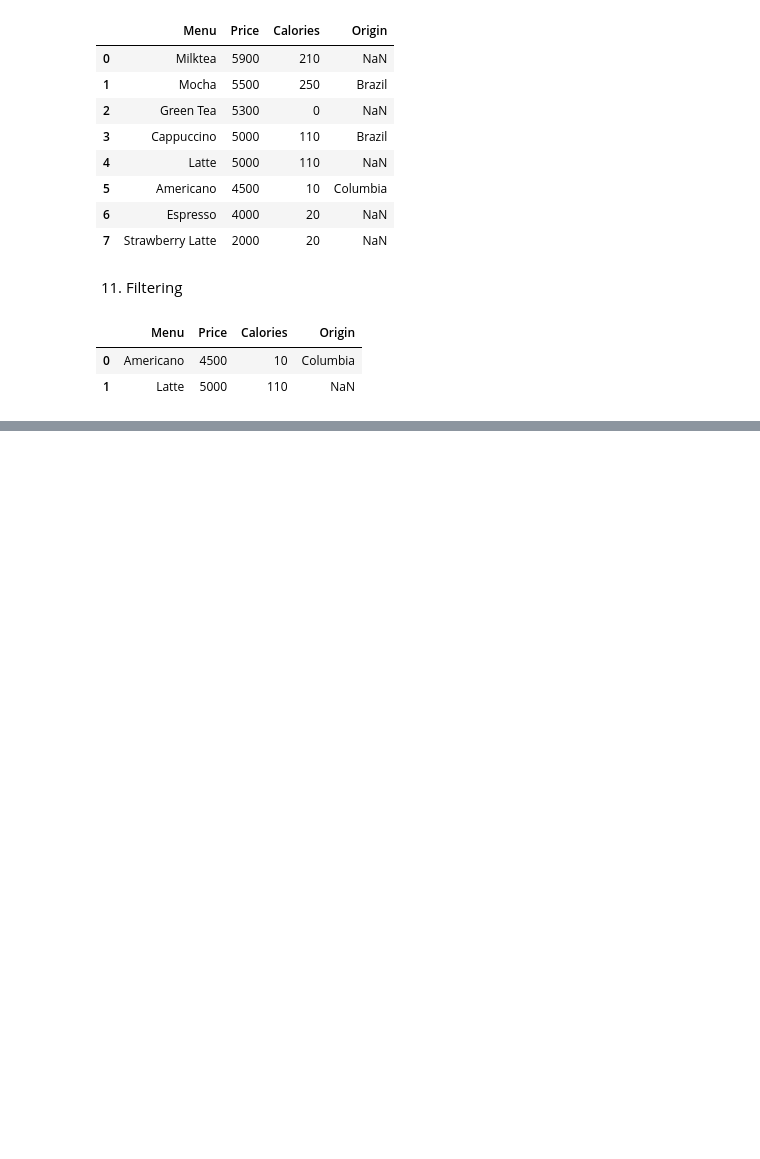
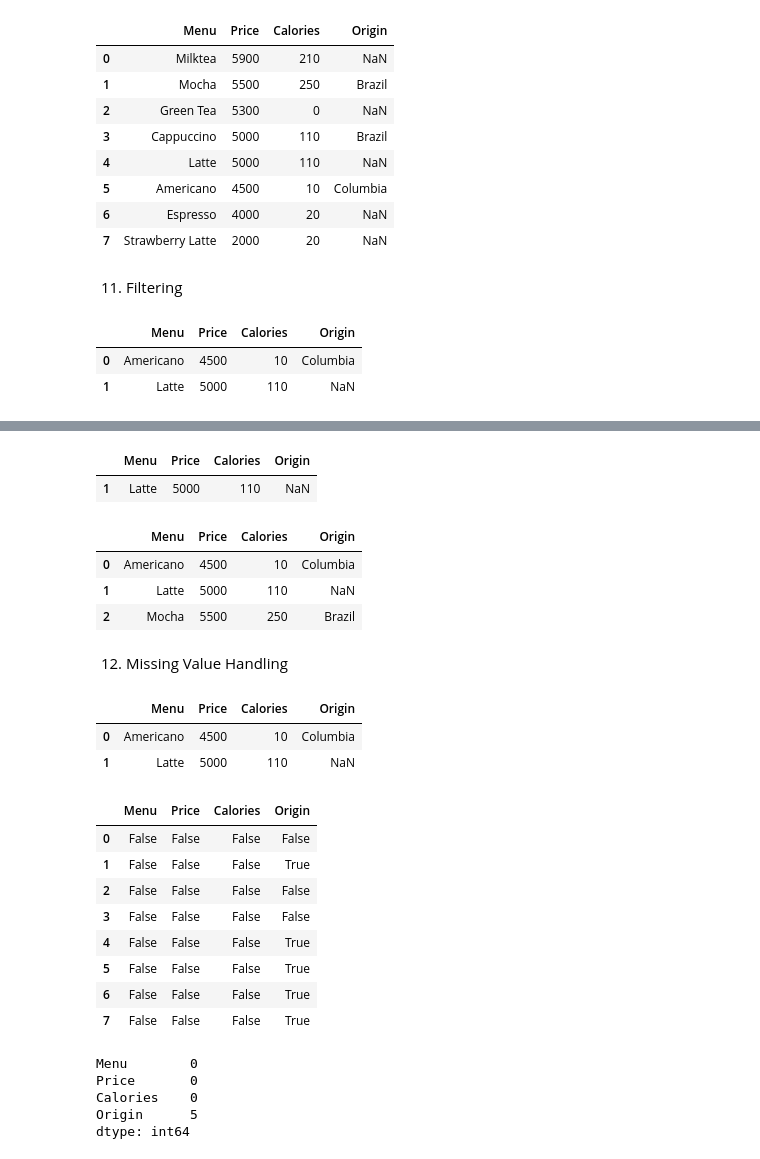
Before and after one commit to jimin3227/BigDataAnalysis, a Jupyter notebook: Part01_작업형1/Chapter02_Pandas.ipynb, the cells around one changed output, grey strips where cells are left out. Saved outputs shown, nothing was run; the diff lists cells and outputs as text; code cells hidden in the pictures; blank space fills up the shorter version.

```diff
--- a/Part01_작업형1/Chapter02_Pandas.ipynb
+++ b/Part01_작업형1/Chapter02_Pandas.ipynb
@@ -570,0 +643,45 @@ df.head(2)
+# %%
+cond = df["Menu"].isin(["Latte"])
+df[cond]
+# %% [output]
+|  | Menu | Price | Calories | Origin |
+| 1 | Latte | 5000 | 110 | NaN |
+# %%
+box = ["Latte", "Americano", "Mocha"]
+cond = df["Menu"].isin(box)
+df[cond]
+# %% [output]
+|  | Menu | Price | Calories | Origin |
+| 0 | Americano | 4500 | 10 | Columbia |
+| 1 | Latte | 5000 | 110 | NaN |
+| 2 | Mocha | 5500 | 250 | Brazil |
+# %% [markdown]
+12. Missing Value Handling
+# %%
+df = pd.read_csv("cafe2.csv")
+df.head(2)
+# %% [output]
+|  | Menu | Price | Calories | Origin |
+| 0 | Americano | 4500 | 10 | Columbia |
+| 1 | Latte | 5000 | 110 | NaN |
+# %%
+# isnull() is used to check for missing values
+df.isnull()
+# %% [output]
+|  | Menu | Price | Calories | Origin |
+| 0 | False | False | False | False |
+| 1 | False | False | False | True |
+| 2 | False | False | False | False |
+| 3 | False | False | False | False |
+| 4 | False | False | False | True |
+| 5 | False | False | False | True |
+| 6 | False | False | False | True |
+| 7 | False | False | False | True |
+# %%
+df.isnull().sum()
+# %% [output]
+Menu        0
+Price       0
+Calories    0
+Origin      5
+dtype: int64
```
Also changed, not shown: parts of 20 cells of this notebook, 2 other files.
